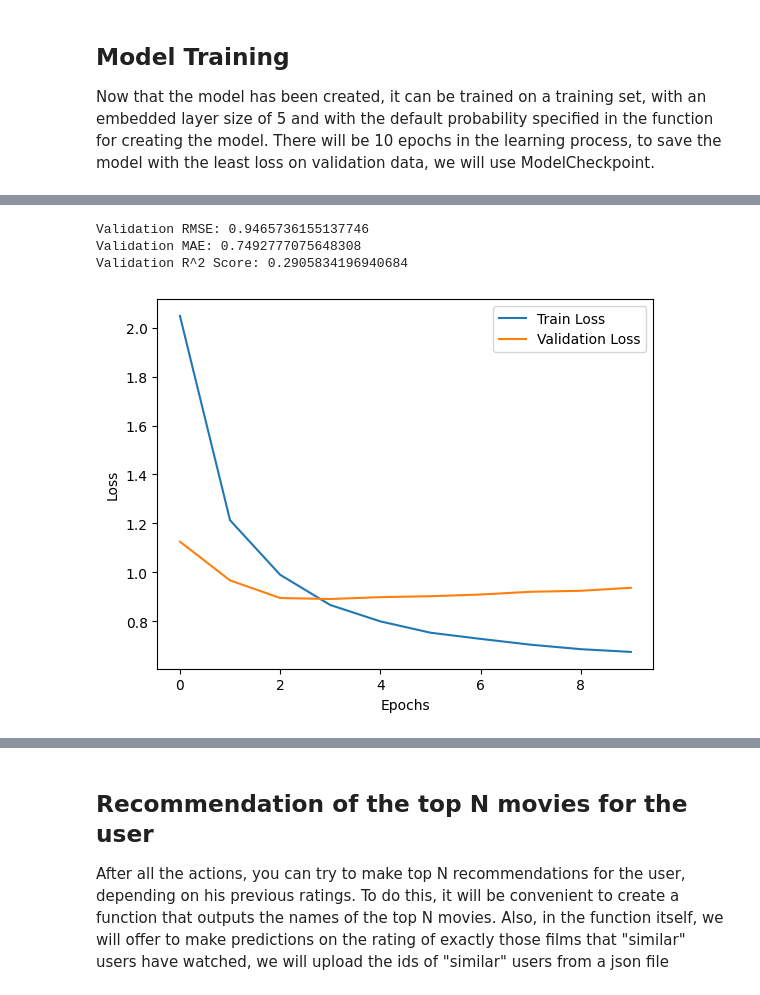
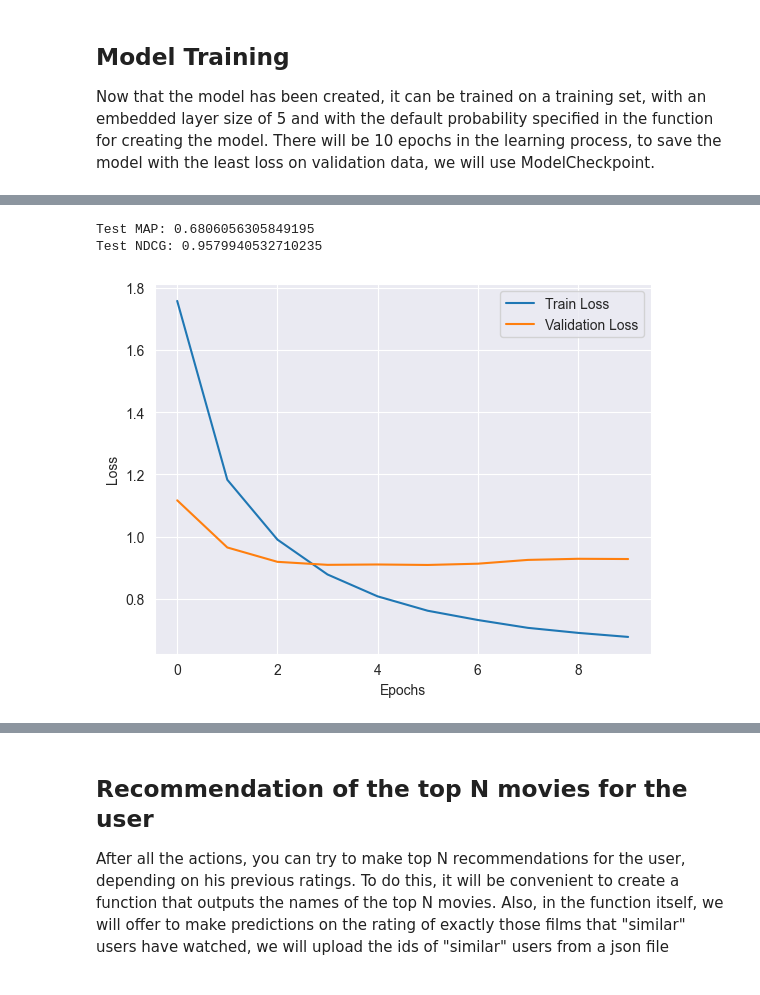
Before and after one commit to polinaLesak/Movie-recommender-system, a Jupyter notebook: notebooks/3-nfc-recommender.ipynb, the cells around one changed output, grey strips where cells are left out. Drawn from its saved outputs; the diff is of its cells as text; code cells hidden in the pictures.

```diff
--- a/notebooks/3-nfc-recommender.ipynb
+++ b/notebooks/3-nfc-recommender.ipynb
@@ -168,21 +166,24 @@ test_predictions = model.predict([test.userId, test.movieId])
 # %%
-test_rmse = np.sqrt(mean_squared_error(test.rating, test_predictions))
-test_mae = mean_absolute_error(test.rating, test_predictions)
-test_r2 = r2_score(test.rating, test_predictions)
+threshold = 3.5  # You can adjust this threshold based on
+true_items = (test.rating >= threshold).astype(int)
+predicted_items = (test_predictions >= threshold).astype(int)
 
-print(f'Validation RMSE: {test_rmse}')
-print(f'Validation MAE: {test_mae}')
-print(f'Validation R^2 Score: {test_r2}')
+true_items = true_items.values.reshape(1, -1)
+predicted_items = predicted_items.flatten().reshape(1, -1)
 
-# Plot training history
+map_score = average_precision_score(true_items, predicted_items, average='micro')
+ndcg_score_value = ndcg_score(true_items, predicted_items)
+
+print(f'Test MAP: {map_score}')
+print(f'Test NDCG: {ndcg_score_value}')
+
 plt.plot(history.history['loss'], label='Train Loss')
 plt.plot(history.history['val_loss'], label='Validation Loss')
 plt.xlabel('Epochs')
 plt.ylabel('Loss')
 plt.legend()
 plt.show()
 # %% [output]
-Validation RMSE: 0.9465736155137746
-Validation MAE: 0.7492777075648308
-Validation R^2 Score: 0.2905834196940684
+Test MAP: 0.6806056305849195
+Test NDCG: 0.9579940532710235
-[figure, old version]
+[figure, new version]
```
Also changed, not shown: parts of 8 cells of this notebook, 4 other files.
